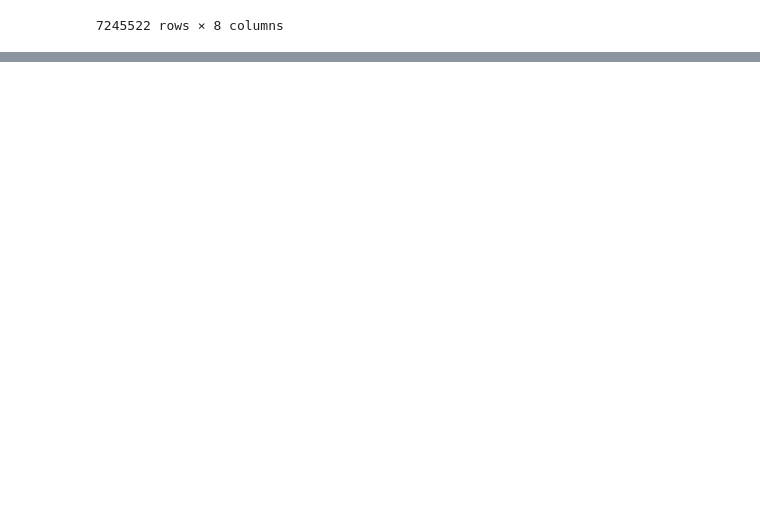
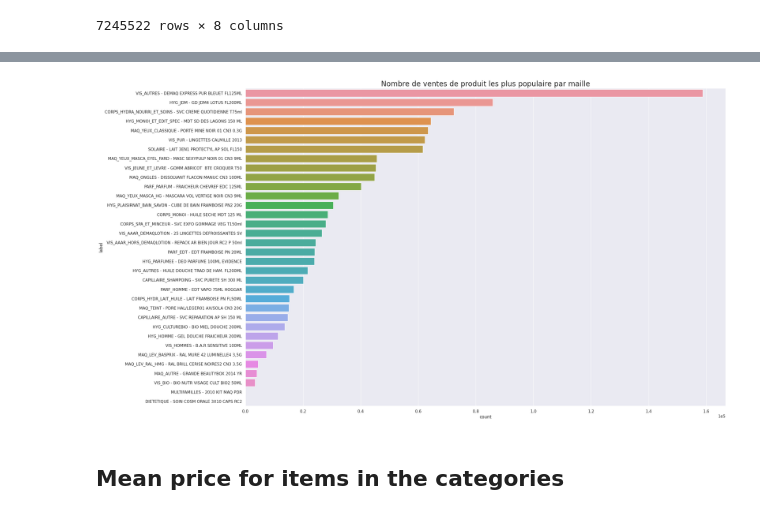
Before and after one commit to alexandre-pinon/recommender, a Jupyter notebook: data_csv_treatment.ipynb, the cells around one changed output, grey strips where cells are left out. Saved outputs shown, nothing was run; the diff lists cells and outputs as text; code cells hidden in the pictures; blank space fills up the shorter version.

```diff
--- a/data_csv_treatment.ipynb
+++ b/data_csv_treatment.ipynb
@@ -225,0 +258,28 @@ fig.savefig('graphs/univers.png')
+# %%
+popular_items_label = []
+popular_items_count = []
+for m in meshes:
+    products = data[data['MAILLE'] == m]['LIBELLE'].value_counts()
+    popular_items_label.append(f'{m} - {products.index[0]}')
+    popular_items_count.append(products[0])
+
+popular_items_df = pd.DataFrame(data={
+    'label': popular_items_label,
+    'count': popular_items_count
+})
+# %%
+fig, ax = plt.subplots(figsize=(24, 16))
+sns.barplot(data=popular_items_df,
+            y='label',
+            x='count',
+            ax=ax,
+            order=popular_items_df.sort_values('count',
+                                               ascending=False)['label'])
+ax.set_title('Nombre de ventes de produit les plus populaire par maille',
+             fontsize=20)
+plt.ticklabel_format(style='sci', axis='x', scilimits=(0, 0))
+fig.savefig('graphs/popular_items_meshes.png')
+# %% [output]
+[figure, added]
+# %% [markdown]
+## Mean price for items in the categories
```
Also changed, not shown: parts of 18 cells of this notebook, 7 other files.
